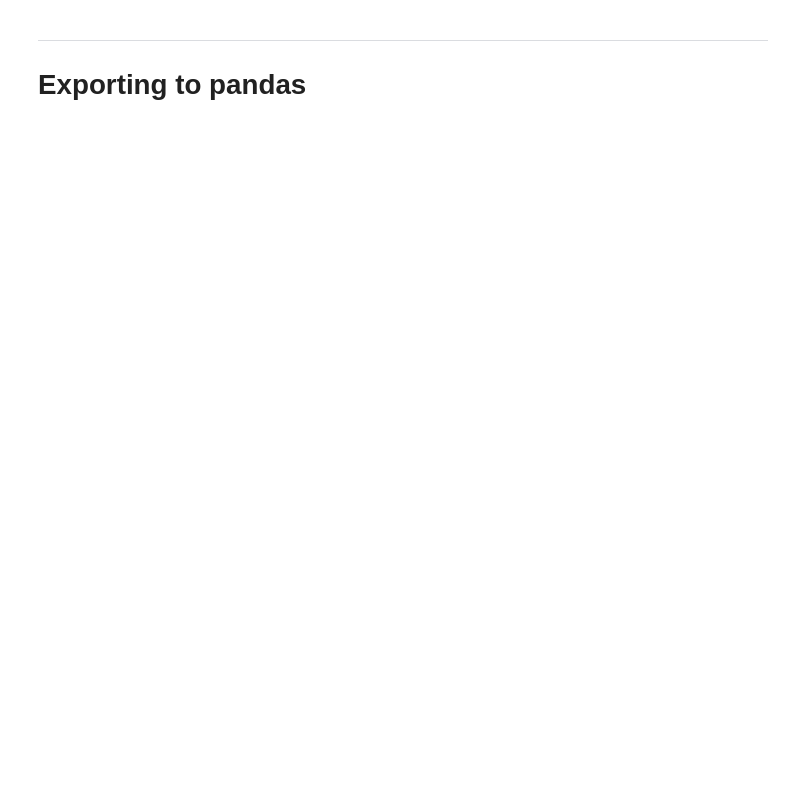
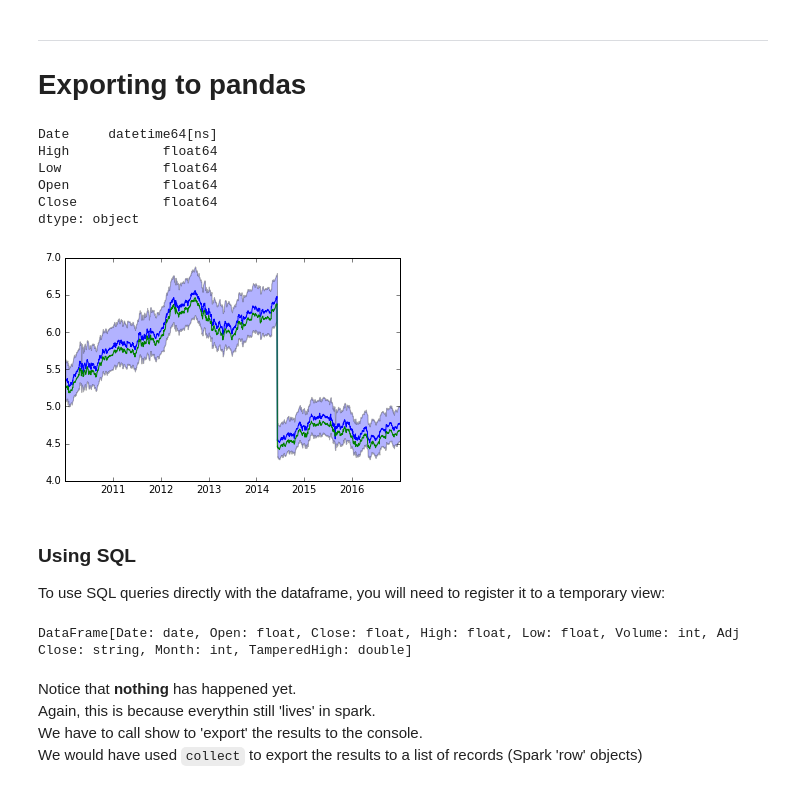
Before and after one commit to cmalliopoulos/PfBDAaML, a Jupyter notebook: pySparkDB.ipynb, the cells around one changed output. Drawn from its saved outputs; the diff is of its cells as text; code cells hidden in the pictures; blank space fills up the shorter version.

```diff
--- a/pySparkDB.ipynb
+++ b/pySparkDB.ipynb
@@ -63,7 +103,7 @@ dataSchema = [
     StructField("Adj Close", StringType(), True)]
 
 dataSchema = StructType(fields = dataSchema)
-df = spark.read.csv('/FileStore/tables/appleStocks.csv', schema = dataSchema)
+df = sses.read.csv(os.path.join(dataPath, 'appleStocks.csv'), schema = dataSchema)
 
 df.printSchema()
 df.show(n = 10, truncate = True)
@@ -84,0 +188,4 @@ df.filter(df['Date'] > dt.datetime(2016, 1, 1)).select(['Volume']).show(5)
+# %%
+import pyspark.sql.functions as pf
+df = df.withColumn('TamperedHigh', df.High * 1.05)
+df.show(5)
@@ -130,30 +340,43 @@ df.select(stddev('Low')).show()
 # %%
 import datetime as dt
 import pandas as pd
 import numpy as np
 import matplotlib.pyplot as plt
 import seaborn as sns
 
 pd.set_option('display.width', 144)
 
 pandf = df.select('Date', 'High', 'Low', 'Open', 'Close').toPandas()
 pandf['Date'] = pd.to_datetime(pandf['Date'], errors = 'raise')
 pandf = pandf.sort_values(axis = 'index', by = 'Date')
 
 for col in pandf.columns[1:]:
     pandf[col] = pandf[col].astype(float)
 
 # Normalize
 pandf.High = pandf.High.map(lambda _: np.log(_ + 1.) * 1.05)
 pandf.Low = pandf.Low.map(lambda _: np.log(_ + 1.) * .95)
 pandf[['Open', 'Close']] = pandf[['Open', 'Close']].apply(lambda _: np.log(_ + 1.))
 
 print pandf.dtypes
 # print np.sort(pandf.Open.unique())[:10]
 
 pandfs = pandf['Open'].sample(100, random_state = 101)
 
-ax = plt.figure().add_subplot('111')
+fig = plt.figure()
+ax = fig.add_subplot('111')
 ax.fill_between(x = pandf.Date.values, y1 = pandf.High.values, y2 = pandf.Low.values, alpha = .3)
 ax.plot(pandf.Date.values, pandf.Open.values, pandf.Date.values, pandf.Close.values - .1)
-display()
+display(fig)
+# %% [output]
+Date     datetime64[ns]
+High            float64
+Low             float64
+Open            float64
+Close           float64
+dtype: object
+[figure, added]
+# %% [markdown]
+### Using SQL
+
+To use SQL queries directly with the dataframe, you will need to register it to a temporary view:
@@ -159,0 +388,9 @@ display()
+# %%
+sql_results
+# %% [output]
+DataFrame[Date: date, Open: float, Close: float, High: float, Low: float, Volume: int, Adj Close: string, Month: int, TamperedHigh: double]
+# %% [markdown]
+Notice that __nothing__ has happened yet.
+Again, this is because everythin still 'lives' in spark.
+We have to call show to 'export' the results to the console.
+We would have used `collect` to export the results to a list of records (Spark 'row' objects)
```
Also changed, not shown: parts of 36 cells of this notebook, 8 other files.
